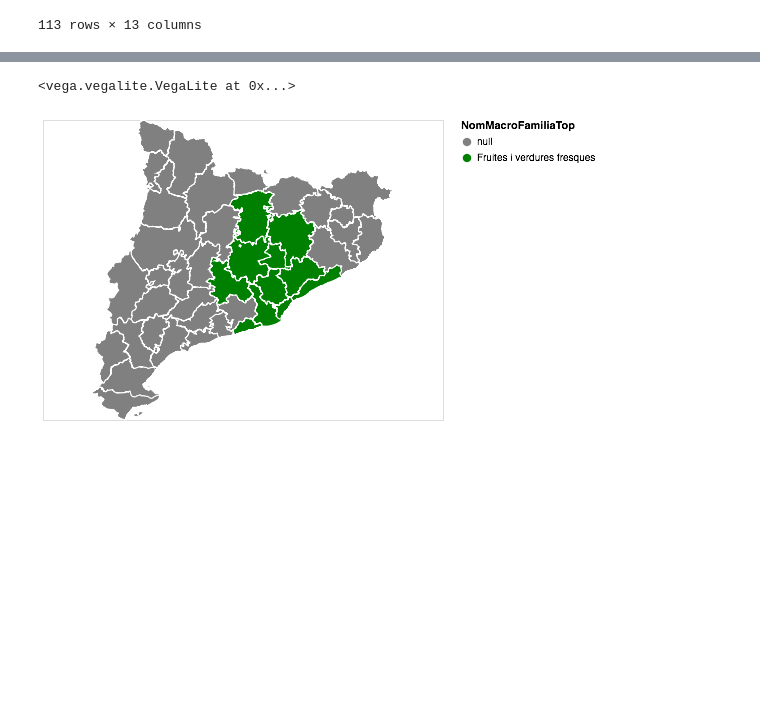
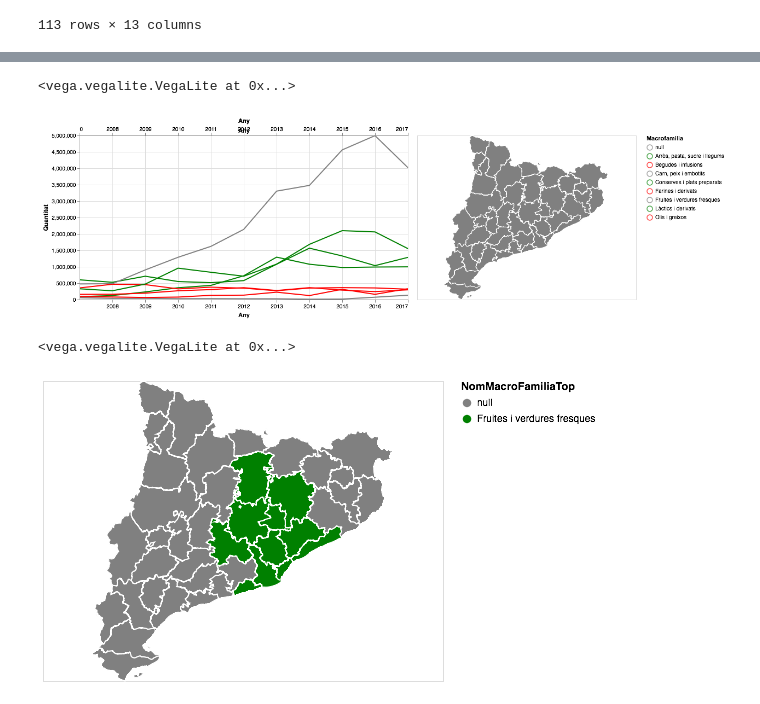
Before and after one commit to Neoares/visualization_p1, a Jupyter notebook: notebooks/dashboard_edu.ipynb, the cells around one changed output, grey strips where cells are left out. Cells and saved outputs as stored; diff of their text form; code cells hidden in the pictures; blank space fills up the shorter version.

Commit message:
testing map and trend integration

```diff
--- a/notebooks/dashboard_edu.ipynb
+++ b/notebooks/dashboard_edu.ipynb
@@ -86,6 +86,86 @@ df_piv[mask]
 | 110 | 2017 | 24 | Osona | 154783.0 | 32118.387 | 5614.700 | ... |
 | 111 | 2017 | 40 | Vallès Occidental | 908026.0 | 245804.639 | 76067.600 | ... |
 | 112 | 2017 | 41 | Vallès Oriental | 401820.0 | 78997.335 | 32443.798 | ... |
+# %%
+# Create a selection that chooses the nearest point & selects based on x-value
+nearest = alt.selection(type='single', nearest=True, on='mouseover', fields=['Any'], empty='none')
+
+# The basic line
+line = alt.Chart().mark_line().encode(
+    x='Any:T',
+    y='Quantitat:Q',
+    color=alt.Color('NomMacrofamilia', legend=alt.Legend(title="Macrofamilia")),
+    tooltip = ['NomMacrofamilia', 'Any', 'Quantitat', 'Quantitat_norm']
+)
+
+# Transparent selectors across the chart. This is what tells us the x-value of the cursor
+selectors = alt.Chart().mark_point().encode(
+    x='Any:Q',
+    opacity=alt.value(0),
+).add_selection(
+    nearest
+)
+
+# Draw points on the line, and highlight based on selection
+points = line.mark_point().encode(
+    opacity=alt.condition(nearest, alt.value(0), alt.value(0))
+)
+
+# Draw text labels near the points, and highlight based on selection
+text = line.mark_text(align='left', dx=5, dy=-5).encode(
+    text=alt.condition(nearest, 'Quantitat', alt.value(''))
+)
+
+# Draw a rule at the location of the selection
+rules = alt.Chart().mark_rule(color='gray').encode(
+    x='Any:T',
+).transform_filter(
+    nearest
+)
+
+# Put the five layers into a chart and bind the data
+trend = alt.layer(line, selectors, points, rules, text,
+          data=year_family_quantity, width=600, height=300)
+#.configure_axis(
+#    grid=False
+#).configure_view(
+#   strokeOpacity=0
+#)
+
+comarques = alt.topo_feature('comarques.json', 'comarques')
+map_com = alt.Chart(comarques).mark_geoshape(
+    fill = "#666666",
+    stroke = "white"
+).encode(
+    color = alt.Color(
+        "NomMacroFamiliaTop:N",
+        scale = alt.Scale(
+            #domain=[0,2*10**5],
+            range=["gray","green","red"]
+        ),
+        #title = "Quantitat d'aliments"
+    ),
+    tooltip = [
+        "properties.CODICOMAR:Q",
+        "properties.NOMCOMAR:N",
+        "NomMacroFamiliaTop:N",
+        "Any:Q"
+    ]
+).transform_lookup(
+    lookup = 'properties.NOMCOMAR',
+    from_ = alt.LookupData(df_piv, 'NomComarca', ["NomMacroFamiliaTop","Any"])
+).project(
+    type = "mercator"
+)#.transform_filter(nearest)
+
+#map_com.save('../web/graphs/map.json')
+#dashboard = (map_com)
+#dashboard.save('../dashboard/dashboard_map.html')
+
+trend | map_com
+# %% [output]
+<vega.vegalite.VegaLite at 0x...>
+[figure, added]
 # %%
 comarques = alt.topo_feature('comarques.json', 'comarques')
 
```
Also changed, not shown: parts of 2 cells of this notebook.
